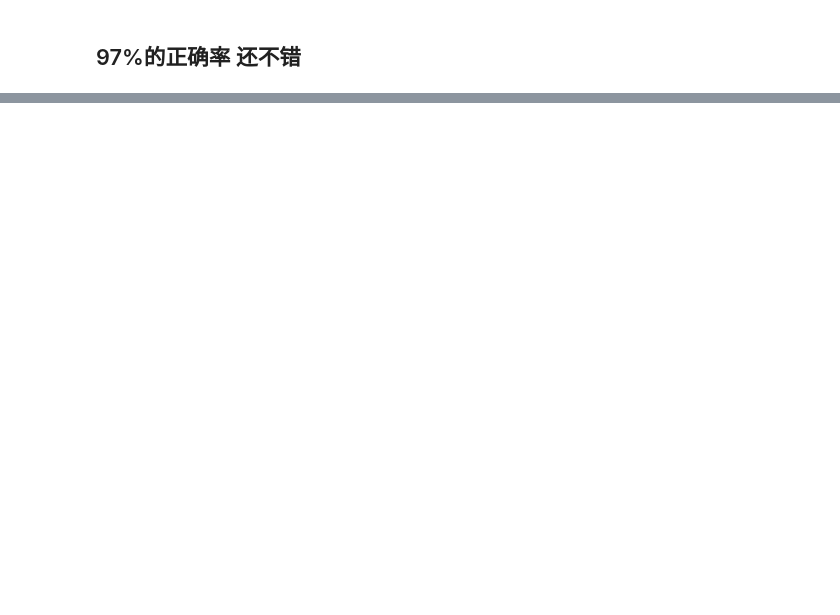
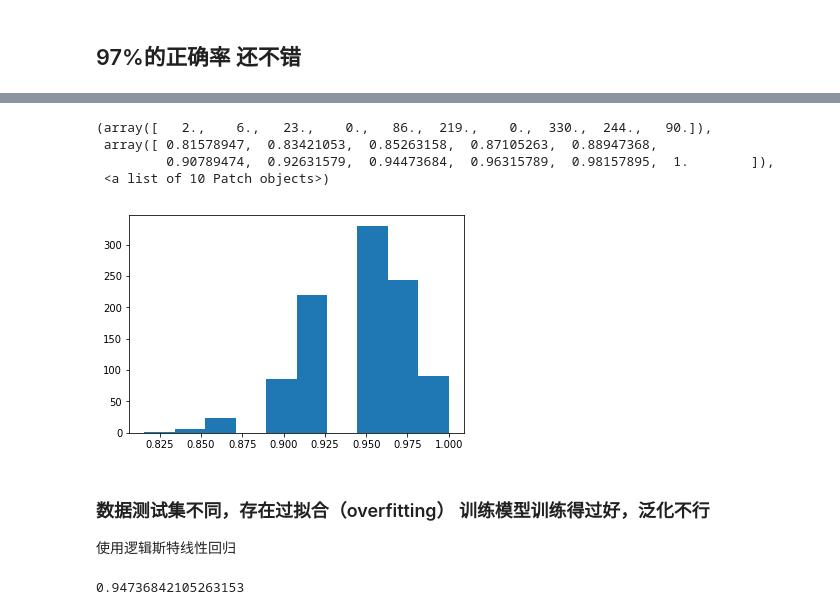
Before and after one commit to naginoa/Data-mining, a Jupyter notebook: 蝴蝶花(iris)分类案例/iris2.ipynb, the cells around one changed output, grey strips where cells are left out. Drawn from its saved outputs; the diff is of its cells as text; code cells hidden in the pictures; blank space fills up the shorter version.

Commit message:
蝴蝶花分类
数据清洗后的数据探索
首先使用 test_train_split
进行多次测试集 测试后发现有 过拟化问题
然后话 logistic 回归模型
最后 是 cv对 数据分块 使用多模型random更好

```diff
--- a/蝴蝶花(iris)分类案例/iris2.ipynb
+++ b/蝴蝶花(iris)分类案例/iris2.ipynb
@@ -63,0 +56,10 @@ tree_classfier.score(testing_inputs, testing_classes)
+# %%
+from sklearn.tree import DecisionTreeClassifier
+
+#创分类器对象
+tree_classfier = DecisionTreeClassifier()
+
+#Build a decision tree classifier from the training set (X, y).
+tree_classfier.fit(training_inputs, training_classes)
+#Returns the mean accuracy on the given test data and labels.
+tree_classfier.score(testing_inputs, testing_classes)
@@ -65,0 +116,36 @@ tree_classfier.score(testing_inputs, testing_classes)
+# %%
+model_accuracies = []
+
+for repetition in range(1000):
+    (training_inputs,
+    testing_inputs,
+    training_classes,
+    testing_classes) = train_test_split(training_set, training_class, train_size=0.75)
+
+    tree_classfier = DecisionTreeClassifier()
+    tree_classfier.fit(training_inputs, training_classes)
+    accuracy = tree_classfier.score(testing_inputs, testing_classes)
+    model_accuracies.append(accuracy)
+# %%
+plt.hist(model_accuracies)
+# %% [output]
+(array([   2.,    6.,   23.,    0.,   86.,  219.,    0.,  330.,  244.,   90.]),
+ array([ 0.81578947,  0.83421053,  0.85263158,  0.87105263,  0.88947368,
+         0.90789474,  0.92631579,  0.94473684,  0.96315789,  0.98157895,  1.        ]),
+ <a list of 10 Patch objects>)
+[figure, added]
+# %% [markdown]
+### 数据测试集不同，存在过拟合（overfitting） 训练模型训练得过好，泛化不行
+使用逻辑斯特线性回归
+# %%
+from sklearn.linear_model import LogisticRegression
+
+#创分类器对象
+Logistic_classfier = LogisticRegression()
+
+#Build a decision tree classifier from the training set (X, y).
+Logistic_classfier.fit(training_inputs, training_classes)
+#Returns the mean accuracy on the given test data and labels.
+Logistic_classfier.score(testing_inputs, testing_classes)
+# %% [output]
+0.94736842105263153
```
Also changed, not shown: parts of 14 cells of this notebook.
